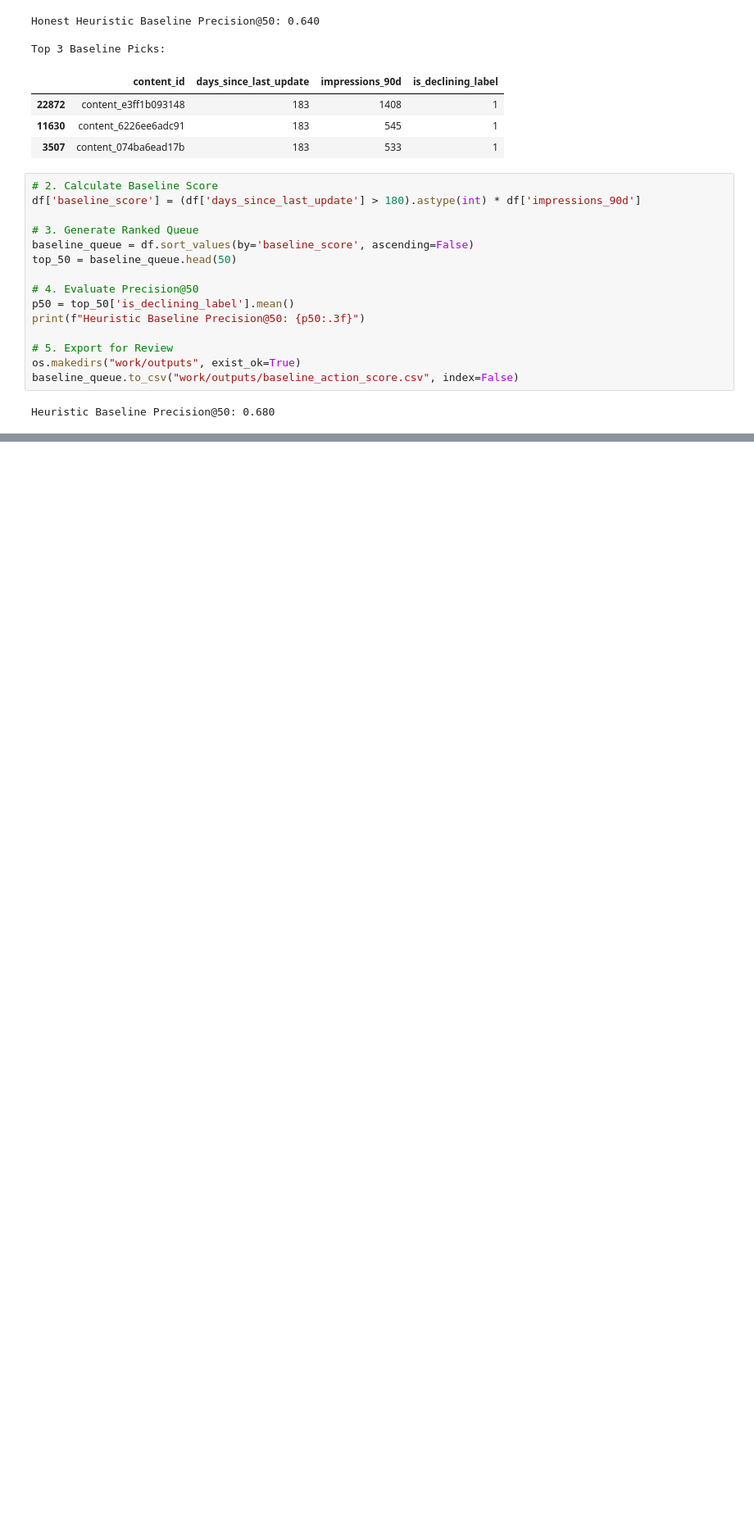
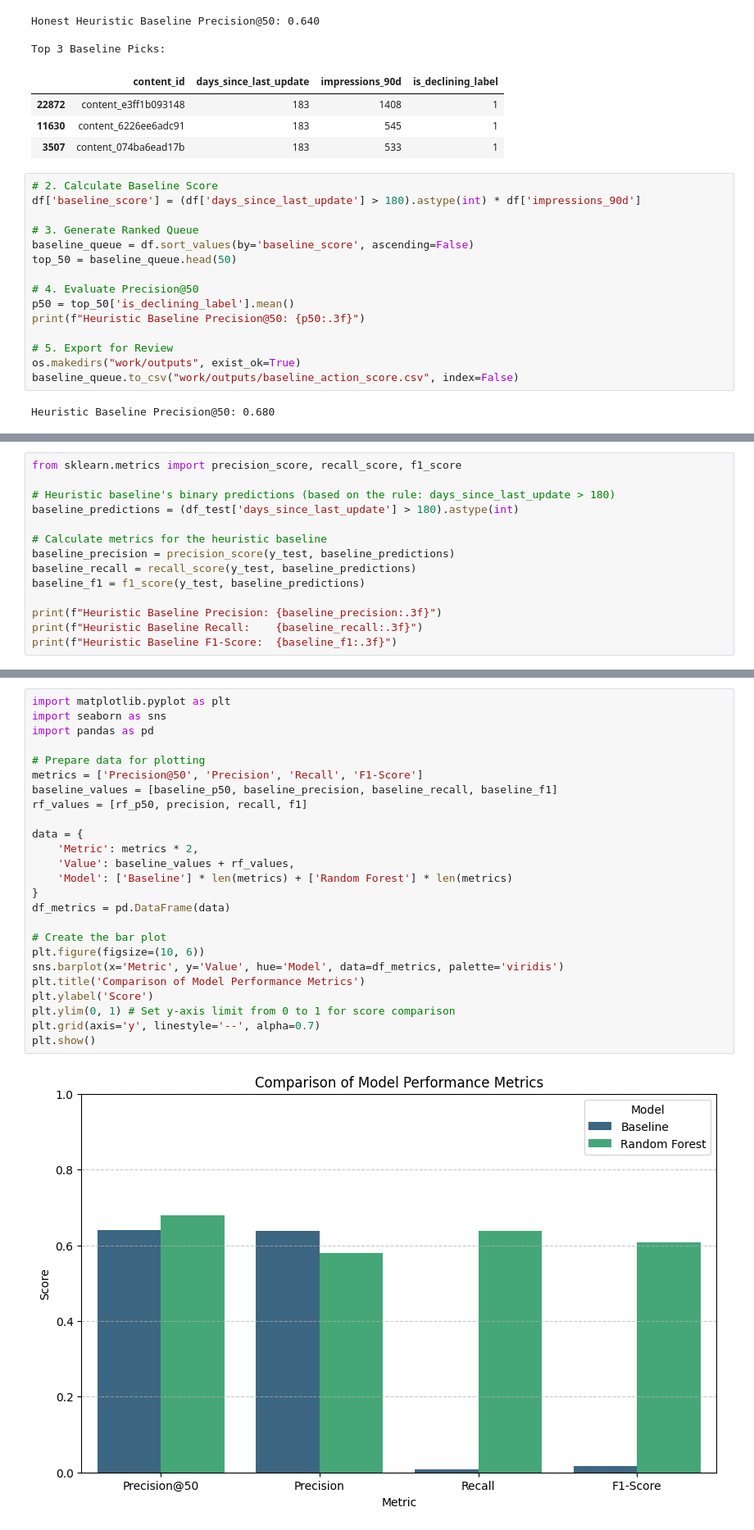
Before and after one commit to huseyinTozluyurt/Flyrank-Internship-MachineLearning, a Jupyter notebook: work/notebooks/HeuristicBaseline.ipynb, the cells around one changed output, grey strips where cells are left out. Shown at 82% size. Saved outputs shown, nothing was run; the diff lists cells and outputs as text; blank space fills up the shorter version.

```diff
--- a/work/notebooks/HeuristicBaseline.ipynb
+++ b/work/notebooks/HeuristicBaseline.ipynb
@@ -137,0 +295,14 @@ Heuristic Baseline Precision@50: 0.680
+# %%
+from sklearn.metrics import precision_score, recall_score, f1_score
+
+# Heuristic baseline's binary predictions (based on the rule: days_since_last_update > 180)
+baseline_predictions = (df_test['days_since_last_update'] > 180).astype(int)
+
+# Calculate metrics for the heuristic baseline
+baseline_precision = precision_score(y_test, baseline_predictions)
+baseline_recall = recall_score(y_test, baseline_predictions)
+baseline_f1 = f1_score(y_test, baseline_predictions)
+
+print(f"Heuristic Baseline Precision: {baseline_precision:.3f}")
+print(f"Heuristic Baseline Recall:    {baseline_recall:.3f}")
+print(f"Heuristic Baseline F1-Score:  {baseline_f1:.3f}")
@@ -137,0 +319,27 @@ Heuristic Baseline Precision@50: 0.680
+# %%
+import matplotlib.pyplot as plt
+import seaborn as sns
+import pandas as pd
+
+# Prepare data for plotting
+metrics = ['Precision@50', 'Precision', 'Recall', 'F1-Score']
+baseline_values = [baseline_p50, baseline_precision, baseline_recall, baseline_f1]
+rf_values = [rf_p50, precision, recall, f1]
+
+data = {
+    'Metric': metrics * 2,
+    'Value': baseline_values + rf_values,
+    'Model': ['Baseline'] * len(metrics) + ['Random Forest'] * len(metrics)
+}
+df_metrics = pd.DataFrame(data)
+
+# Create the bar plot
+plt.figure(figsize=(10, 6))
+sns.barplot(x='Metric', y='Value', hue='Model', data=df_metrics, palette='viridis')
+plt.title('Comparison of Model Performance Metrics')
+plt.ylabel('Score')
+plt.ylim(0, 1) # Set y-axis limit from 0 to 1 for score comparison
+plt.grid(axis='y', linestyle='--', alpha=0.7)
+plt.show()
+# %% [output]
+[figure, added]
```
Also changed, not shown: parts of 15 cells of this notebook.
